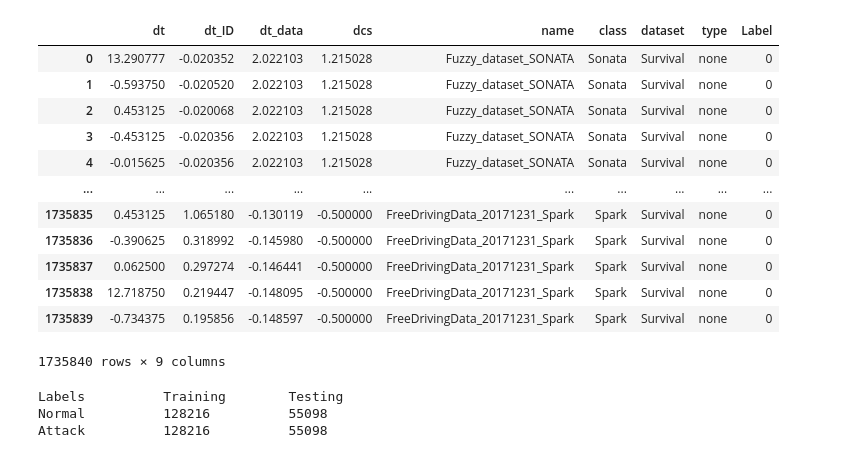
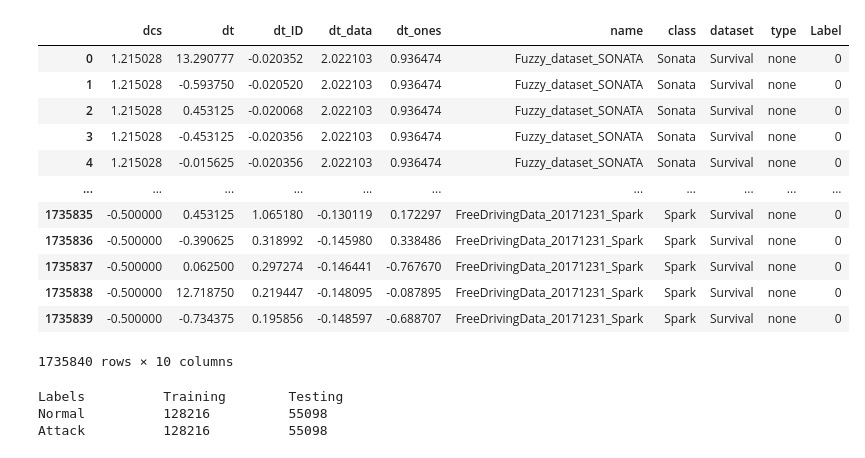
Before and after one commit to hampu5/ml-classify, a Jupyter notebook: ml_classify/rf-book.ipynb, the cells around one changed output. Cells and saved outputs as stored; diff of their text form; code cells hidden in the pictures.

Commit message:
Added the FMC - fuzzy matching coefficient

```diff
--- a/ml_classify/rf-book.ipynb
+++ b/ml_classify/rf-book.ipynb
@@ -90,30 +83,30 @@ plot_correlation_matrix(df.drop(columns=["dataset", "type", "name", "class" "ID"
 # %%
 from sklearn.preprocessing import StandardScaler, RobustScaler
 
 # for cl in ["unknown", "Sonata", "Soul", "Spark"]:
 #     for col in ["dt", "dt_ID", "dt_ID_data", "dcs"]:
 #         scaler = StandardScaler().fit(df.loc[(df["Label"] == 0) & (df["class"] == cl), df.columns == col])
 #         df.loc[df["class"] == cl, col] = scaler.transform(df.loc[df["class"] == cl, df.columns == col])
 
-for col in ["dt", "dt_ID", "dt_data", "dcs"]:
+for col in ["dt", "dt_ID", "dt_data", "dt_ones", "dcs"]:
     scaler = RobustScaler().fit(df.loc[df["Label"] == 0, df.columns == col])
     df.loc[:, df.columns ==col] = scaler.transform(df.loc[:, df.columns == col])
 
 display(df)
 # %% [output]
-|  | dt | dt_ID | dt_data | dcs | name | class | dataset | type | Label |
-| 0 | 13.290777 | -0.020352 | 2.022103 | 1.215028 | Fuzzy_dataset_SONATA | Sonata | Survival | none | 0 |
-| 1 | -0.593750 | -0.020520 | 2.022103 | 1.215028 | Fuzzy_dataset_SONATA | Sonata | Survival | none | 0 |
-| 2 | 0.453125 | -0.020068 | 2.022103 | 1.215028 | Fuzzy_dataset_SONATA | Sonata | Survival | none | 0 |
-| 3 | -0.453125 | -0.020356 | 2.022103 | 1.215028 | Fuzzy_dataset_SONATA | Sonata | Survival | none | 0 |
-| 4 | -0.015625 | -0.020356 | 2.022103 | 1.215028 | Fuzzy_dataset_SONATA | Sonata | Survival | none | 0 |
-| ... | ... | ... | ... | ... | ... | ... | ... | ... | ... |
-| 1735835 | 0.453125 | 1.065180 | -0.130119 | -0.500000 | FreeDrivingData_20171231_Spark | Spark | Survival | none | 0 |
-| 1735836 | -0.390625 | 0.318992 | -0.145980 | -0.500000 | FreeDrivingData_20171231_Spark | Spark | Survival | none | 0 |
-| 1735837 | 0.062500 | 0.297274 | -0.146441 | -0.500000 | FreeDrivingData_20171231_Spark | Spark | Survival | none | 0 |
-| 1735838 | 12.718750 | 0.219447 | -0.148095 | -0.500000 | FreeDrivingData_20171231_Spark | Spark | Survival | none | 0 |
-| 1735839 | -0.734375 | 0.195856 | -0.148597 | -0.500000 | FreeDrivingData_20171231_Spark | Spark | Survival | none | 0 |
+|  | dcs | dt | dt_ID | dt_data | dt_ones | name | class | dataset | type | Label |
+| 0 | 1.215028 | 13.290777 | -0.020352 | 2.022103 | 0.936474 | Fuzzy_dataset_SONATA | Sonata | Survival | none | 0 |
+| 1 | 1.215028 | -0.593750 | -0.020520 | 2.022103 | 0.936474 | Fuzzy_dataset_SONATA | Sonata | Survival | none | 0 |
+| 2 | 1.215028 | 0.453125 | -0.020068 | 2.022103 | 0.936474 | Fuzzy_dataset_SONATA | Sonata | Survival | none | 0 |
+| 3 | 1.215028 | -0.453125 | -0.020356 | 2.022103 | 0.936474 | Fuzzy_dataset_SONATA | Sonata | Survival | none | 0 |
+| 4 | 1.215028 | -0.015625 | -0.020356 | 2.022103 | 0.936474 | Fuzzy_dataset_SONATA | Sonata | Survival | none | 0 |
+| ... | ... | ... | ... | ... | ... | ... | ... | ... | ... | ... |
+| 1735835 | -0.500000 | 0.453125 | 1.065180 | -0.130119 | 0.172297 | FreeDrivingData_20171231_Spark | Spark | Survival | none | 0 |
+| 1735836 | -0.500000 | -0.390625 | 0.318992 | -0.145980 | 0.338486 | FreeDrivingData_20171231_Spark | Spark | Survival | none | 0 |
+| 1735837 | -0.500000 | 0.062500 | 0.297274 | -0.146441 | -0.767670 | FreeDrivingData_20171231_Spark | Spark | Survival | none | 0 |
+| 1735838 | -0.500000 | 12.718750 | 0.219447 | -0.148095 | -0.087895 | FreeDrivingData_20171231_Spark | Spark | Survival | none | 0 |
+| 1735839 | -0.500000 | -0.734375 | 0.195856 | -0.148597 | -0.688707 | FreeDrivingData_20171231_Spark | Spark | Survival | none | 0 |
-1735840 rows × 9 columns
+1735840 rows × 10 columns
 # %%
 # Stratify on the sub-dataset
 X_train = df.drop(columns="Label")
```
Also changed, not shown: parts of 5 cells of this notebook, 2 other files.
